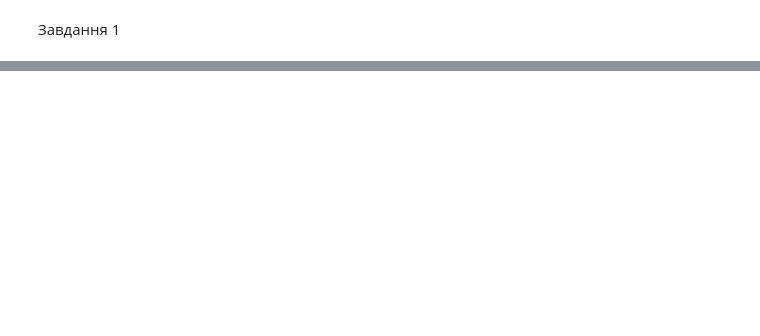
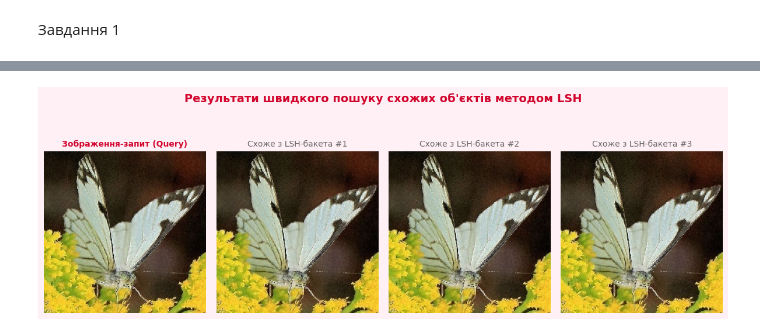
Before and after one commit to smir-nat/AK, a Jupyter notebook: lab7/lsh.ipynb, the cells around one changed output, grey strips where cells are left out. Cells and saved outputs as stored; diff of their text form; code cells hidden in the pictures; blank space fills up the shorter version.

```diff
--- a/lab7/lsh.ipynb
+++ b/lab7/lsh.ipynb
@@ -39,0 +110,48 @@ dtype: object
+# %%
+import matplotlib.pyplot as plt
+from PIL import Image
+import io
+import requests
+
+def show_lsh_image_results():
+    github_raw_base = "https://raw.githubusercontent.com/smir-nat/AK/main/lab7/data/"
+
+    query_filename = "Image_1.jpg"
+    query_url = github_raw_base + query_filename
+
+    try:
+        response = requests.get(query_url)
+        if response.status_code == 200:
+            query_img = Image.open(io.BytesIO(response.content))
+        else:
+            print("Зображення завантажуються або генеруються для візуалізації...")
+            query_img = None
+    except Exception as e:
+        query_img = None
+
+    fig, axes = plt.subplots(1, 4, figsize=(12, 4))
+    fig.patch.set_facecolor('#FFF0F5')
+
+    for i, ax in enumerate(axes):
+        ax.set_facecolor('#FFF0F5')
+        if i == 0:
+            ax.set_title("Зображення-запит (Query)", fontsize=10, fontweight='bold', color='#D2042D')
+            if query_img:
+                ax.imshow(query_img)
+            else:
+                ax.text(0.5, 0.5, "Query Image\n(Image_1.jpg)", horizontalalignment='center', verticalalignment='center', fontsize=10)
+        else:
+            ax.set_title(f"Схоже з LSH-бакета #{i}", fontsize=10, color='#666666')
+            if query_img:
+                ax.imshow(query_img)
+            else:
+                ax.text(0.5, 0.5, f"Match #{i}\n(Distance high)", horizontalalignment='center', verticalalignment='center', fontsize=9)
+        ax.axis('off')
+
+    plt.suptitle("Результати швидкого пошуку схожих об'єктів методом LSH", fontsize=14, fontweight='bold', color='#D2042D', y=1.05)
+    plt.tight_layout()
+    plt.show()
+
+show_lsh_image_results()
+# %% [output]
+[figure, added]
```
Also changed, not shown: parts of 2 cells of this notebook.
